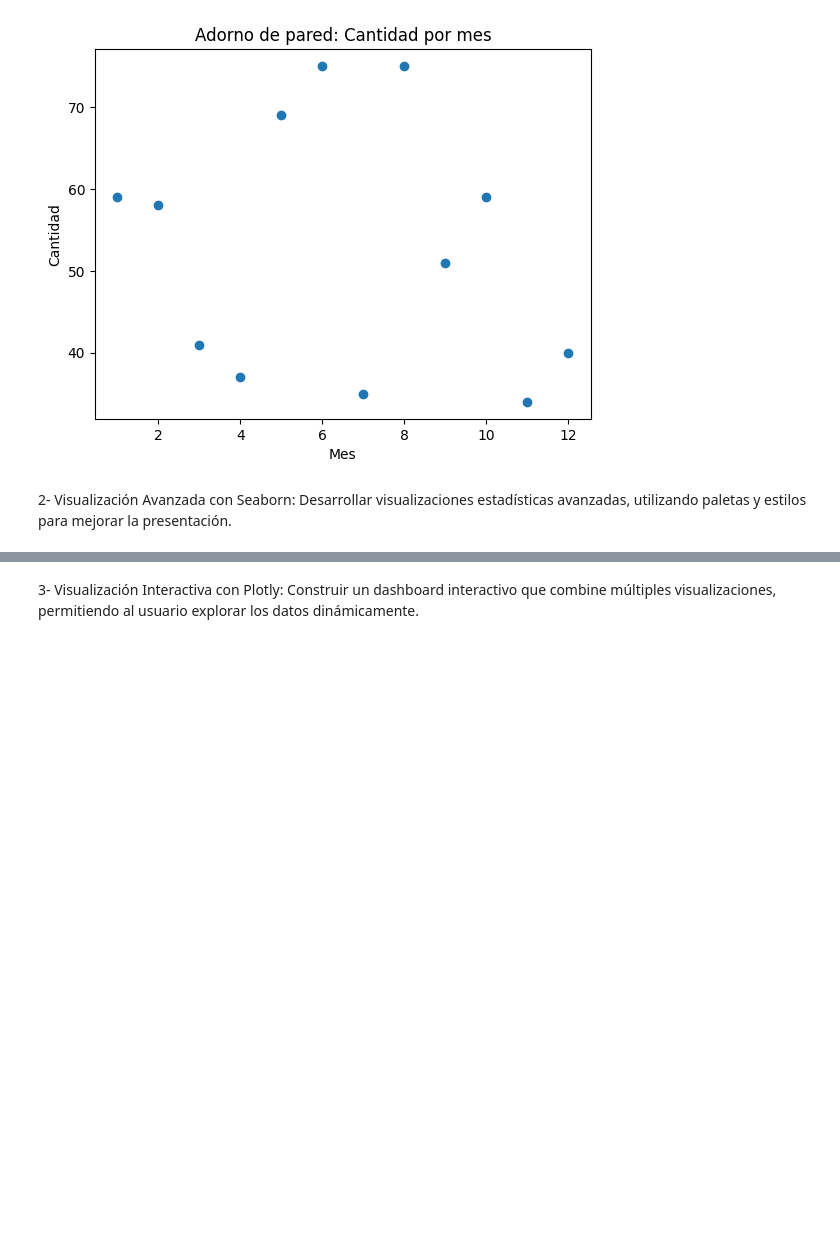
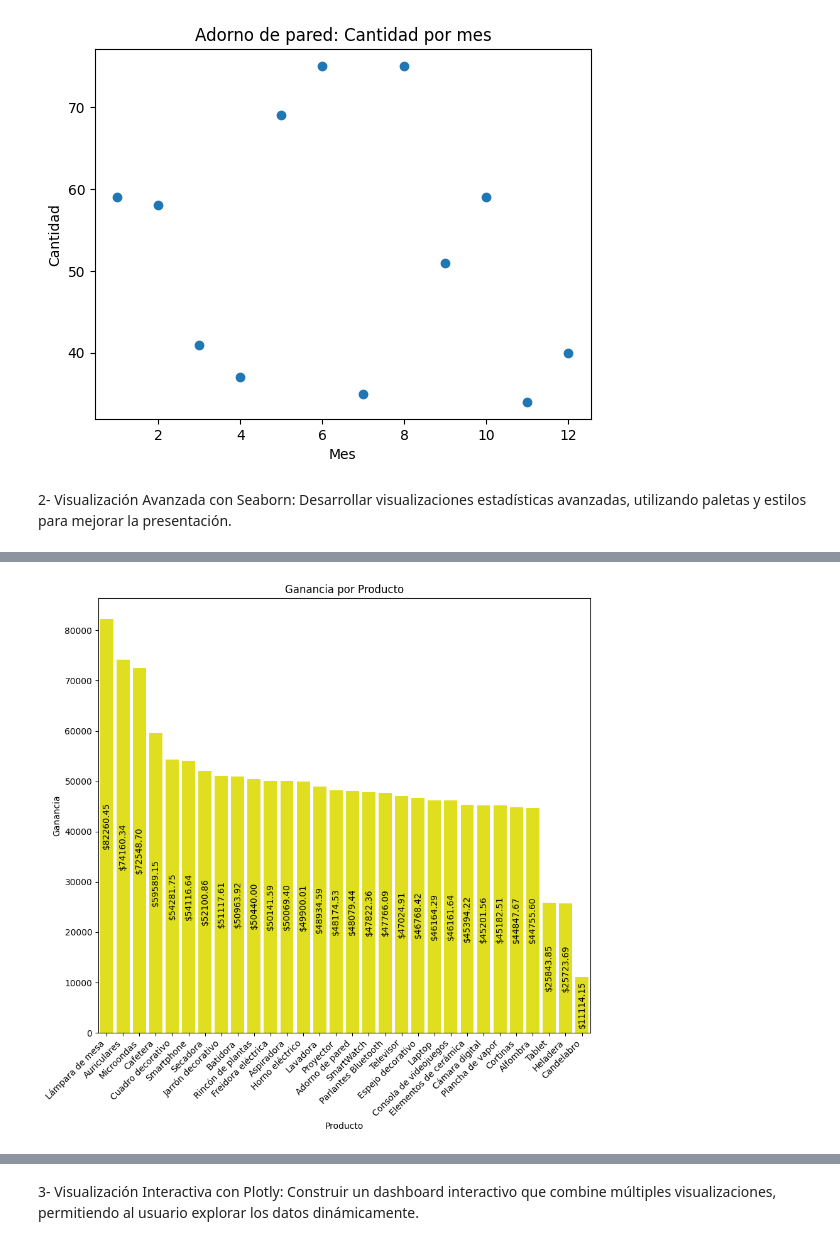
Before and after one commit to mavizoso/VizosoMA-25262-TPI_Data_Analytics, a Jupyter notebook: MAV4.ipynb, the cells around one changed output, grey strips where cells are left out. Saved outputs shown, nothing was run; the diff lists cells and outputs as text; code cells hidden in the pictures; blank space fills up the shorter version.

```diff
--- a/MAV4.ipynb
+++ b/MAV4.ipynb
@@ -547,0 +534,6 @@ g = sns.catplot(x="mes", y="valor",
+# %%
+df_costos_totales = df_marketing.groupby('producto')['costo'].sum().reset_index()
+df_ganancia = pd.merge(productos_dfA, df_costos_totales, on='producto', how='left')
+df_ganancia['ganancia'] = df_ganancia['valor'] - df_ganancia['costo']
+df_gananciaO = df_ganancia.sort_values('ganancia', ascending=False)
+df_gananciaO.head(6)
@@ -547,0 +548,24 @@ g = sns.catplot(x="mes", y="valor",
+# %%
+plt.figure(figsize=(9, 9))
+ax = sns.barplot(data=df_gananciaO, x='producto', y='ganancia', errorbar=None, color='yellow')
+plt.title('Ganancia por Producto')
+plt.xlabel('Producto')
+plt.ylabel('Ganancia')
+plt.xticks(rotation=45, ha='right')
+bars = ax.containers[0]                           # Get the bar container object
+heights = [bar.get_height() for bar in bars]      # Extract height of each bar
+
+# Add text annotations on top of each bar
+for bar, height in zip(bars, heights):            # Loop through bars and heights together
+    ax.text(
+        bar.get_x() + bar.get_width()/2.,        # X position (center of bar)
+        height/2,                                   # Y position (top of bar)
+        f'${height:.2f}',                        # Text (format as currency)
+        ha='center',                             # Horizontal alignment
+        va='center',                              # Vertical alignment
+        rotation=90,                               # Rotation (if needed)
+        color='black',                            # Text color
+        )
+plt.tight_layout()
+# %% [output]
+[figure, added]
```
Also changed, not shown: parts of 8 cells of this notebook.
